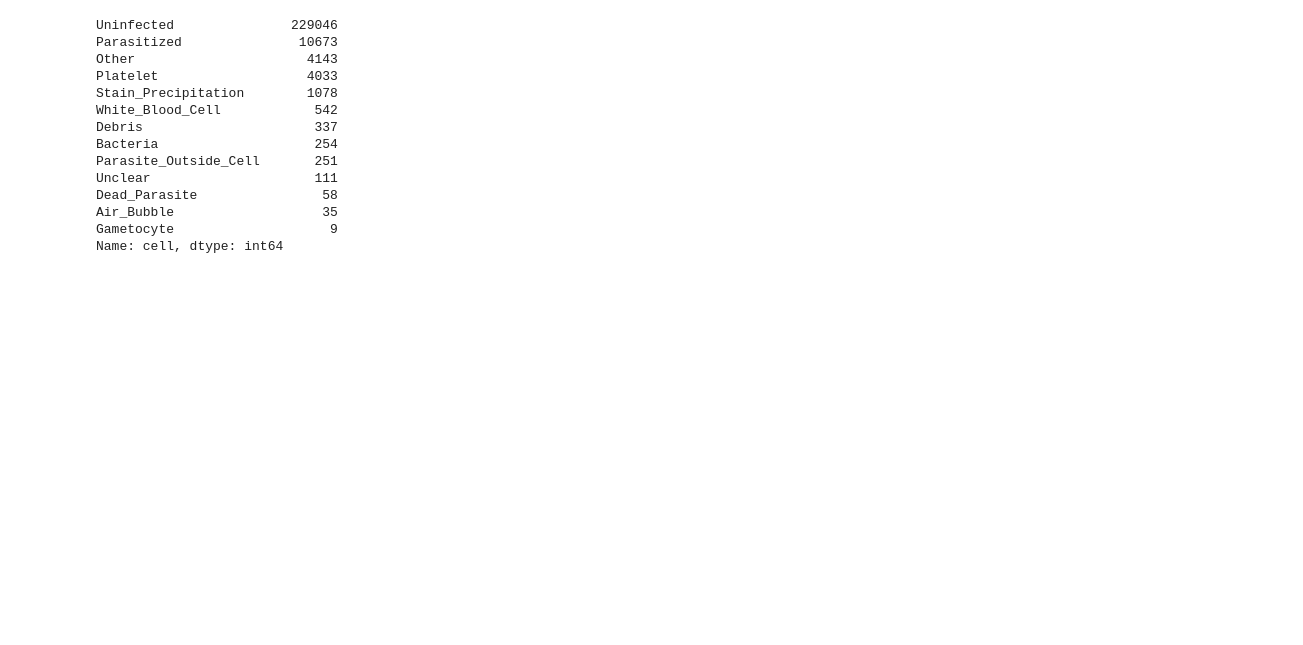
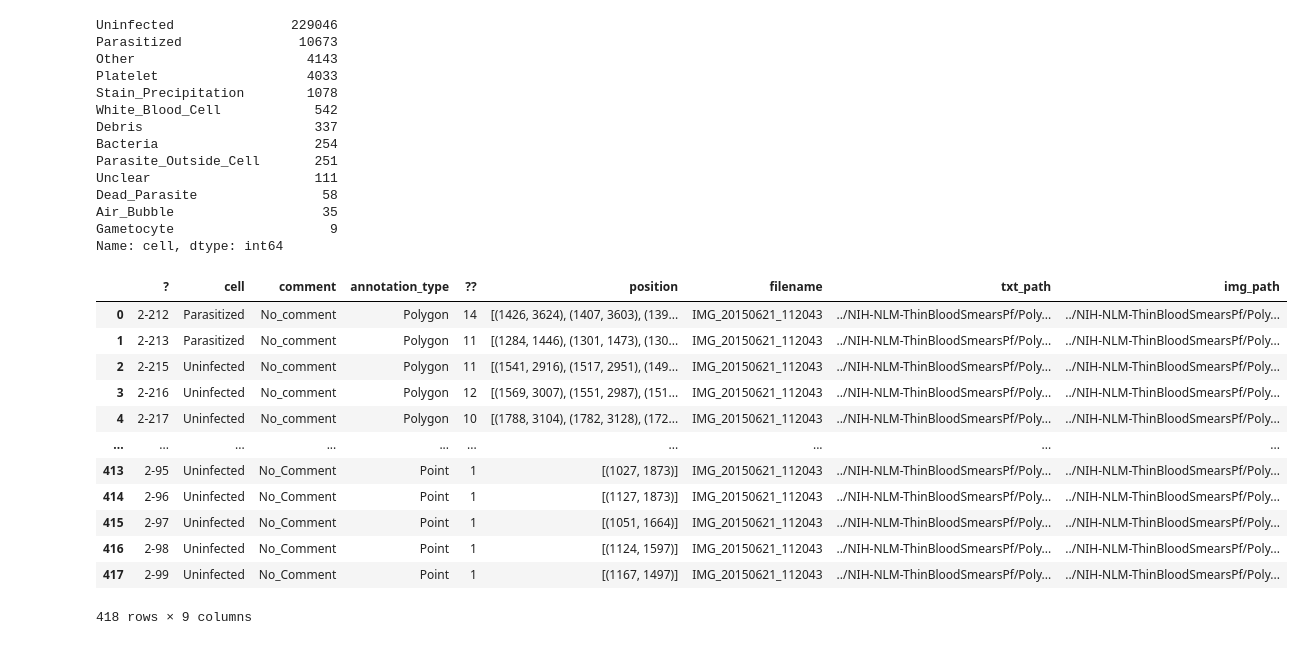
Before and after one commit to danielbarco/malatec, a Jupyter notebook: Notebooks/NIH_labels.ipynb, the cells around one changed output. Cells and saved outputs as stored; diff of their text form; code cells hidden in the pictures; blank space fills up the shorter version.

```diff
--- a/Notebooks/NIH_labels.ipynb
+++ b/Notebooks/NIH_labels.ipynb
@@ -169,4 +154,20 @@ filename =  'IMG_20151207_124358.jpg'
 df_file = df[df['filename'] == filename]
+# %%
+df_file
+# %% [output]
+|  | ? | cell | comment | annotation_type | ?? | position | filename | txt_path | img_path |
+| 0 | 2-212 | Parasitized | No_comment | Polygon | 14 | [(1426, 3624), (1407, 3603), (139... | IMG_20150621_112043 | ../NIH-NLM-ThinBloodSmearsPf/Poly... | ../NIH-NLM-ThinBloodSmearsPf/Poly... |
+| 1 | 2-213 | Parasitized | No_comment | Polygon | 11 | [(1284, 1446), (1301, 1473), (130... | IMG_20150621_112043 | ../NIH-NLM-ThinBloodSmearsPf/Poly... | ../NIH-NLM-ThinBloodSmearsPf/Poly... |
+| 2 | 2-215 | Uninfected | No_comment | Polygon | 11 | [(1541, 2916), (1517, 2951), (149... | IMG_20150621_112043 | ../NIH-NLM-ThinBloodSmearsPf/Poly... | ../NIH-NLM-ThinBloodSmearsPf/Poly... |
+| 3 | 2-216 | Uninfected | No_comment | Polygon | 12 | [(1569, 3007), (1551, 2987), (151... | IMG_20150621_112043 | ../NIH-NLM-ThinBloodSmearsPf/Poly... | ../NIH-NLM-ThinBloodSmearsPf/Poly... |
+| 4 | 2-217 | Uninfected | No_comment | Polygon | 10 | [(1788, 3104), (1782, 3128), (172... | IMG_20150621_112043 | ../NIH-NLM-ThinBloodSmearsPf/Poly... | ../NIH-NLM-ThinBloodSmearsPf/Poly... |
+| ... | ... | ... | ... | ... | ... | ... | ... | ... | ... |
+| 413 | 2-95 | Uninfected | No_Comment | Point | 1 | [(1027, 1873)] | IMG_20150621_112043 | ../NIH-NLM-ThinBloodSmearsPf/Poly... | ../NIH-NLM-ThinBloodSmearsPf/Poly... |
+| 414 | 2-96 | Uninfected | No_Comment | Point | 1 | [(1127, 1873)] | IMG_20150621_112043 | ../NIH-NLM-ThinBloodSmearsPf/Poly... | ../NIH-NLM-ThinBloodSmearsPf/Poly... |
+| 415 | 2-97 | Uninfected | No_Comment | Point | 1 | [(1051, 1664)] | IMG_20150621_112043 | ../NIH-NLM-ThinBloodSmearsPf/Poly... | ../NIH-NLM-ThinBloodSmearsPf/Poly... |
+| 416 | 2-98 | Uninfected | No_Comment | Point | 1 | [(1124, 1597)] | IMG_20150621_112043 | ../NIH-NLM-ThinBloodSmearsPf/Poly... | ../NIH-NLM-ThinBloodSmearsPf/Poly... |
+| 417 | 2-99 | Uninfected | No_Comment | Point | 1 | [(1167, 1497)] | IMG_20150621_112043 | ../NIH-NLM-ThinBloodSmearsPf/Poly... | ../NIH-NLM-ThinBloodSmearsPf/Poly... |
+418 rows × 9 columns
 # %%
 img = cv2.imread(df_file['img_path'][0], cv2.IMREAD_COLOR)
 img = cv2.rotate(img, cv2.ROTATE_90_CLOCKWISE)
```
Also changed, not shown: parts of 5 cells of this notebook.
